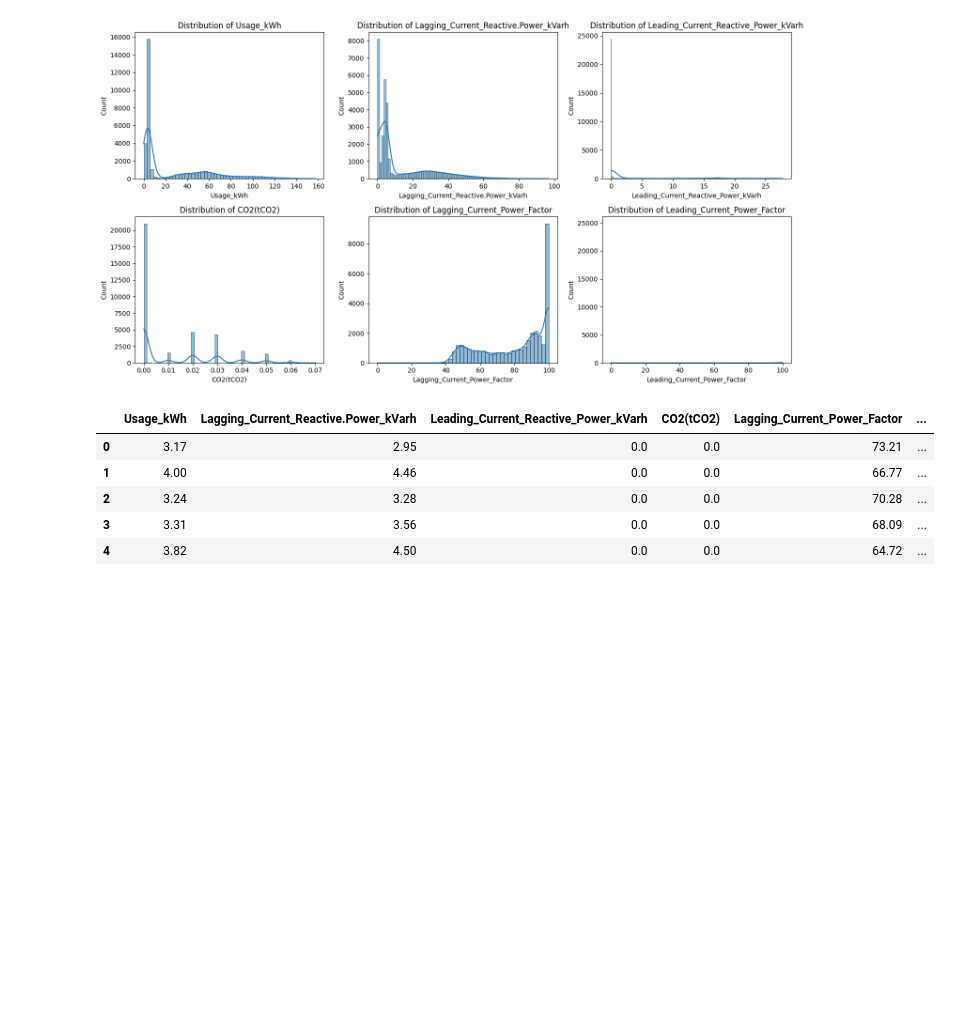
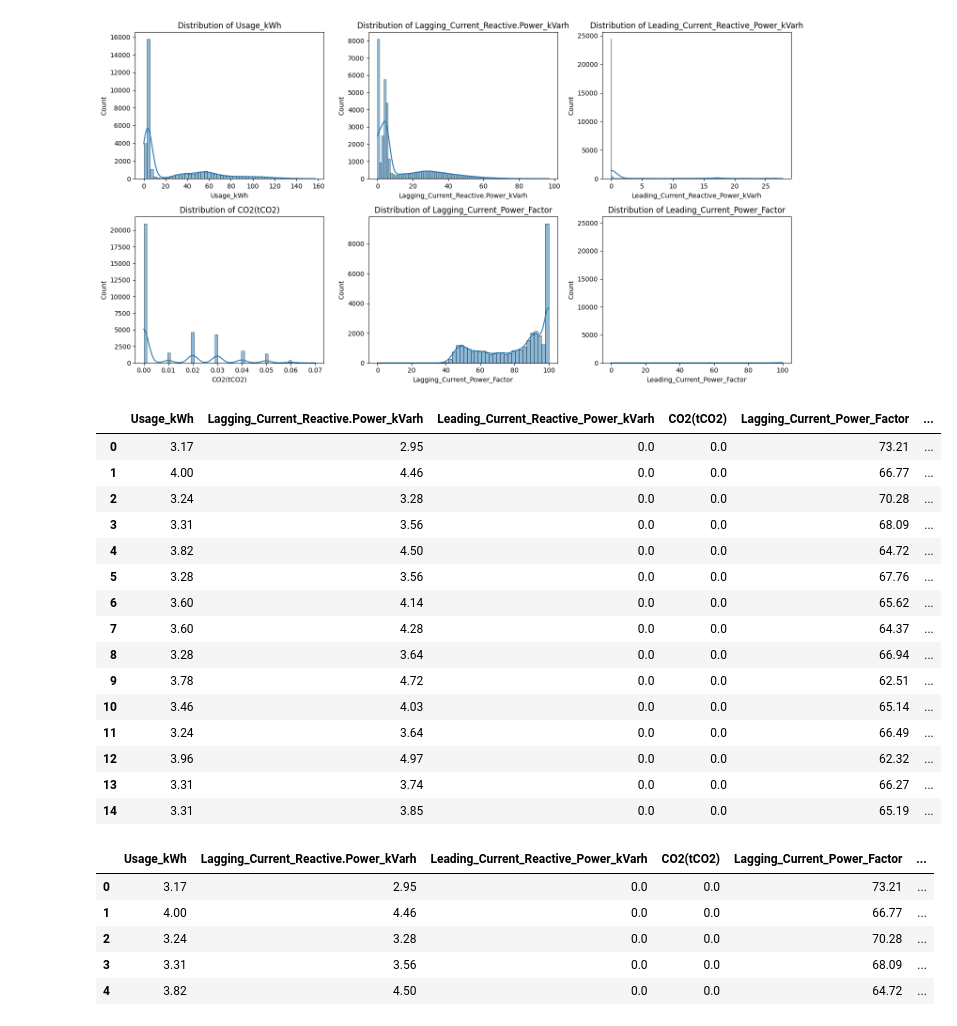
Before and after one commit to Mortti11/Deep_Learning, a Jupyter notebook: Regression/Explor_Prepros.ipynb, the cells around one changed output. Drawn from its saved outputs; the diff is of its cells as text; code cells hidden in the pictures; blank space fills up the shorter version.

```diff
--- a/Regression/Explor_Prepros.ipynb
+++ b/Regression/Explor_Prepros.ipynb
@@ -156,4 +159,23 @@ df['Time_minutes'] = df['NSM'] / 60
 df = df.drop(columns=['date', 'NSM'], axis=1)
+# %%
+df.head(15)
+# %% [output]
+|  | Usage_kWh | Lagging_Current_Reactive.Power_kVarh | Leading_Current_Reactive_Power_kVarh | CO2(tCO2) | Lagging_Current_Power_Factor | ... |
+| 0 | 3.17 | 2.95 | 0.0 | 0.0 | 73.21 | ... |
+| 1 | 4.00 | 4.46 | 0.0 | 0.0 | 66.77 | ... |
+| 2 | 3.24 | 3.28 | 0.0 | 0.0 | 70.28 | ... |
+| 3 | 3.31 | 3.56 | 0.0 | 0.0 | 68.09 | ... |
+| 4 | 3.82 | 4.50 | 0.0 | 0.0 | 64.72 | ... |
+| 5 | 3.28 | 3.56 | 0.0 | 0.0 | 67.76 | ... |
+| 6 | 3.60 | 4.14 | 0.0 | 0.0 | 65.62 | ... |
+| 7 | 3.60 | 4.28 | 0.0 | 0.0 | 64.37 | ... |
+| 8 | 3.28 | 3.64 | 0.0 | 0.0 | 66.94 | ... |
+| 9 | 3.78 | 4.72 | 0.0 | 0.0 | 62.51 | ... |
+| 10 | 3.46 | 4.03 | 0.0 | 0.0 | 65.14 | ... |
+| 11 | 3.24 | 3.64 | 0.0 | 0.0 | 66.49 | ... |
+| 12 | 3.96 | 4.97 | 0.0 | 0.0 | 62.32 | ... |
+| 13 | 3.31 | 3.74 | 0.0 | 0.0 | 66.27 | ... |
+| 14 | 3.31 | 3.85 | 0.0 | 0.0 | 65.19 | ... |
 # %%
 # Handling the categorical columns
 categorical_features = ['Day_of_week', 'Load_Type']
```
Also changed, not shown: parts of 10 cells of this notebook, 19 other files.
